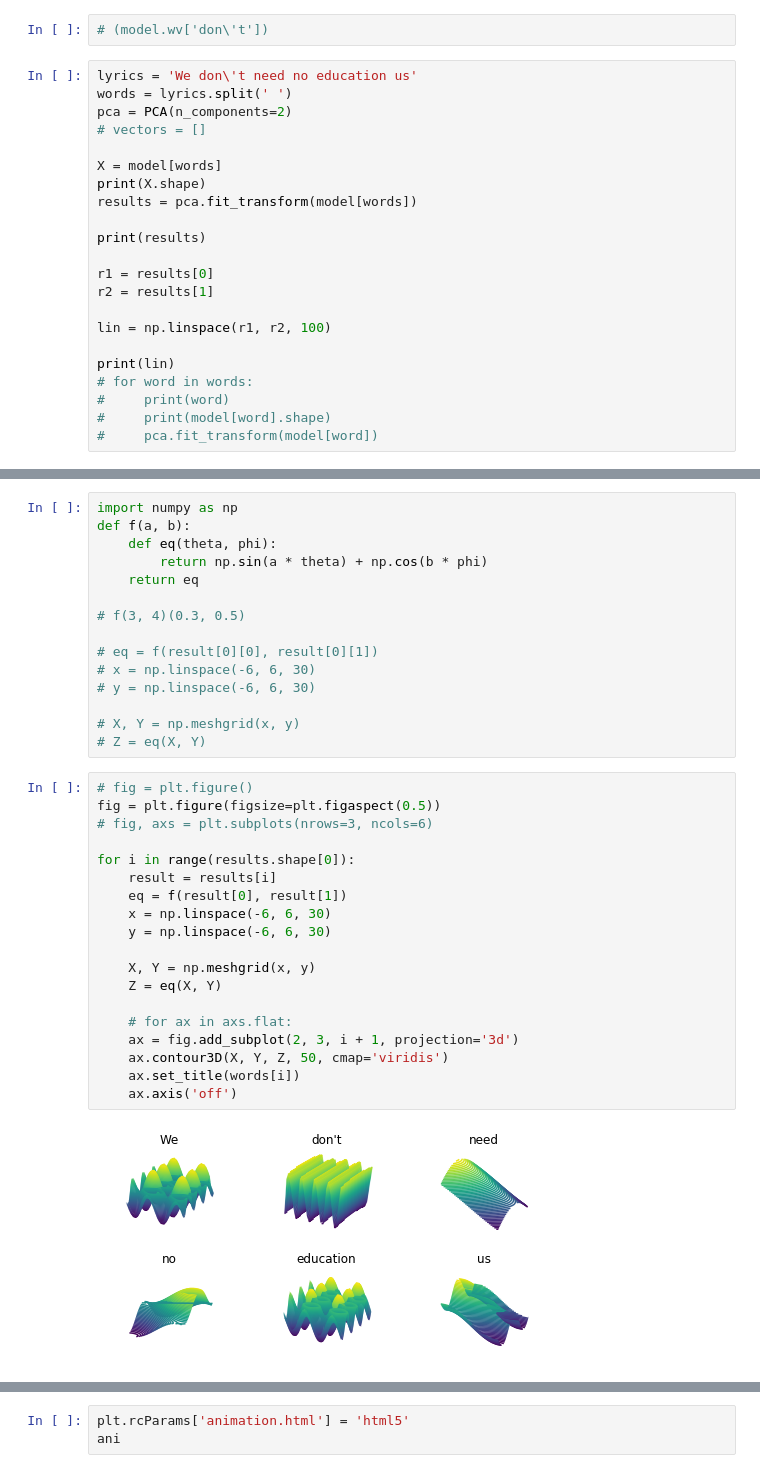
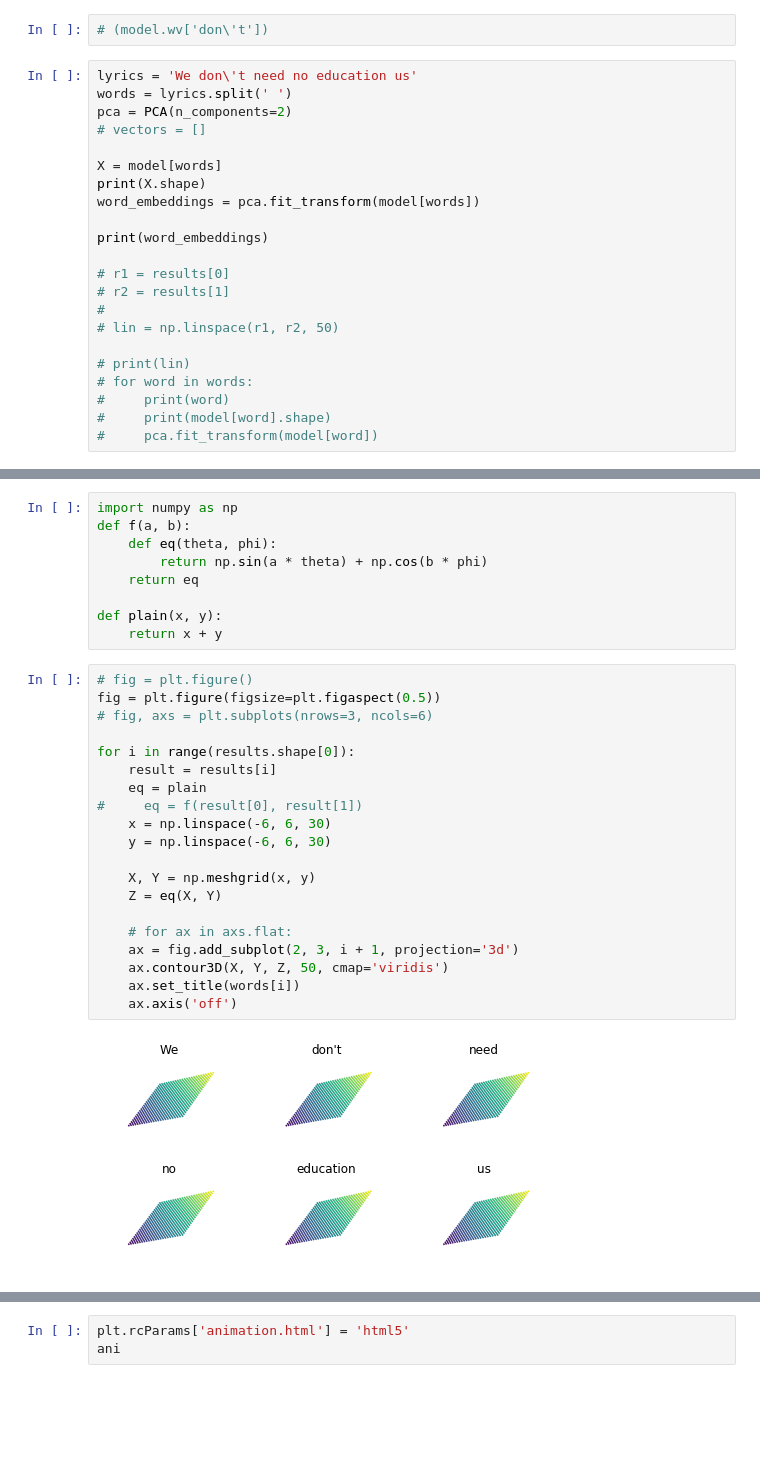
Before and after one commit to tianjunm/artml-s19, a Jupyter notebook: project_3/gensim.ipynb, the cells around one changed output, grey strips where cells are left out. Saved outputs shown, nothing was run; the diff lists cells and outputs as text; blank space fills up the shorter version.

```diff
--- a/project_3/gensim.ipynb
+++ b/project_3/gensim.ipynb
@@ -20,16 +20,16 @@ pca = PCA(n_components=2)
 
 X = model[words]
 print(X.shape)
-results = pca.fit_transform(model[words])
+word_embeddings = pca.fit_transform(model[words])
 
-print(results)
+print(word_embeddings)
 
-r1 = results[0]
-r2 = results[1]
+# r1 = results[0]
+# r2 = results[1]
+#
+# lin = np.linspace(r1, r2, 50)
 
-lin = np.linspace(r1, r2, 100)
-
-print(lin)
+# print(lin)
 # for word in words:
 #     print(word)
 #     print(model[word].shape)
@@ -59,32 +49,27 @@ def f(a, b):
         return np.sin(a * theta) + np.cos(b * phi)
     return eq
 
-# f(3, 4)(0.3, 0.5)
-
-# eq = f(result[0][0], result[0][1])
-# x = np.linspace(-6, 6, 30)
-# y = np.linspace(-6, 6, 30)
-
-# X, Y = np.meshgrid(x, y)
-# Z = eq(X, Y)
+def plain(x, y):
+    return x + y
 # %%
 # fig = plt.figure()
 fig = plt.figure(figsize=plt.figaspect(0.5))
 # fig, axs = plt.subplots(nrows=3, ncols=6)
 
 for i in range(results.shape[0]):
     result = results[i]
-    eq = f(result[0], result[1])
+    eq = plain
+#     eq = f(result[0], result[1])
     x = np.linspace(-6, 6, 30)
     y = np.linspace(-6, 6, 30)
 
     X, Y = np.meshgrid(x, y)
     Z = eq(X, Y)
 
     # for ax in axs.flat:
     ax = fig.add_subplot(2, 3, i + 1, projection='3d')
     ax.contour3D(X, Y, Z, 50, cmap='viridis')
     ax.set_title(words[i])
     ax.axis('off')
 # %% [output]
-[figure, old version]
+[figure, new version]
```
Also changed, not shown: parts of 4 cells of this notebook, 3 other files.
